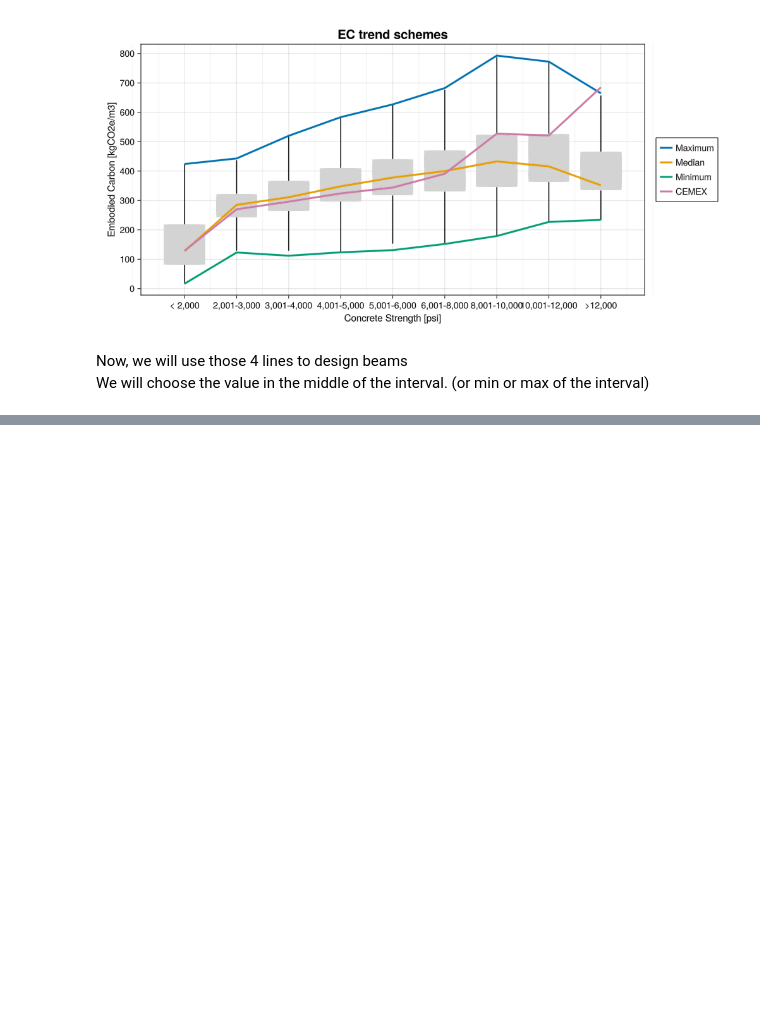
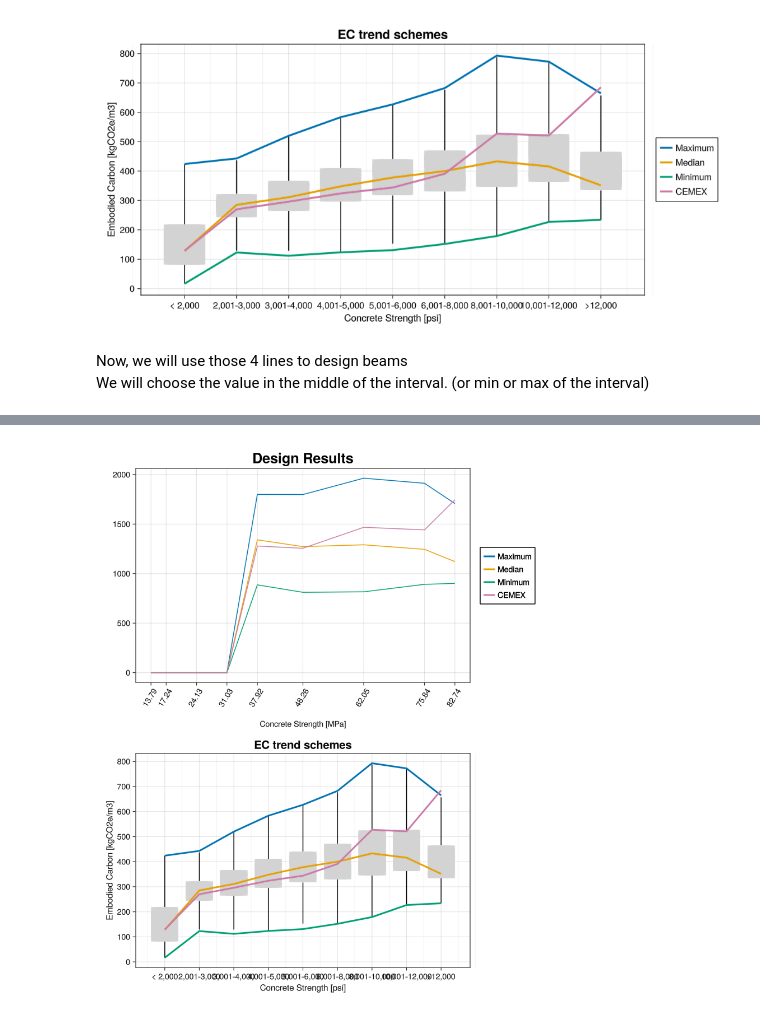
Before and after one commit to pitipatw/ConcreteExplorer, a Jupyter notebook: src/beam_on_dataset.ipynb, the cells around one changed output, grey strips where cells are left out. Saved outputs shown, nothing was run; the diff lists cells and outputs as text; code cells hidden in the pictures; blank space fills up the shorter version.

Commit message:
update plots with normalized value

```diff
--- a/src/beam_on_dataset.ipynb
+++ b/src/beam_on_dataset.ipynb
@@ -304,0 +296,2 @@ scheme4 = hcat(fc′_design, line4);
+# %%
+all_output = Matrix{Float64}(undef, (4,length(fc′_design)))
@@ -304,0 +354,43 @@ scheme4 = hcat(fc′_design, line4);
+# %%
+f_result = Figure(size = (800,1000),)#font = "Avenir Light")
+ax_result = Axis(f_result[1,1], title = "Design Results", titlesize = 25,
+xlabel = "Concrete Strength [MPa]",
+xticks = fc′_design, xtickformat =  x -> printx.(x,2),
+xticklabelrotation = 45)
+lines!(ax_result, fc′_design,all_output[2,:], label = "Maximum" )
+lines!(ax_result, fc′_design,all_output[1,:], label = "Median"  )
+lines!(ax_result, fc′_design,all_output[3,:], label = "Minimum" )
+lines!(ax_result, fc′_design,all_output[4,:], label = company_name)
+Legend(f_result[1,2],ax_result)
+
+ax4 = Axis(f_result[2,1],
+title = "EC trend schemes", titlesize = 20,
+xlabel = "Concrete Strength [psi]",
+xlabelsize = 15,
+xticks=  1:9,
+xminorgridvisible = true,
+xtickformat =  x -> ["< 2,000",
+"2,001-3,000",
+"3,001-4,000",
+"4,001-5,000",
+"5,001-6,000",
+"6,001-8,000",
+"8,001-10,000",
+"10,001-12,000",
+">12,000"][Int.(x)],
+ylabel = "Embodied Carbon [kgCO2e/m3]",
+ylabelsize = 15,
+yticks = 0:100:800)
+
+#plot the previous data, greyed out
+boxplot!(ax4,label,ec_Broyles, color = colorant"#D3D3D3", show_outliers = false, show_median=false)
+
+lines!(ax4, 1:9,line2, label = "Maximum", linewidth = 3)
+lines!(ax4, 1:9,line1, label = "Median",  linewidth = 3)
+lines!(ax4, 1:9,line3, label = "Minimum", linewidth = 3)
+lines!(ax4, 1:9,line4, label = company_name, linewidth = 3)
+Legend(f_result[1,2],ax4)
+
+f_result
+# %% [output]
+[figure, added]
```
Also changed, not shown: parts of 13 cells of this notebook, 1 other file.
